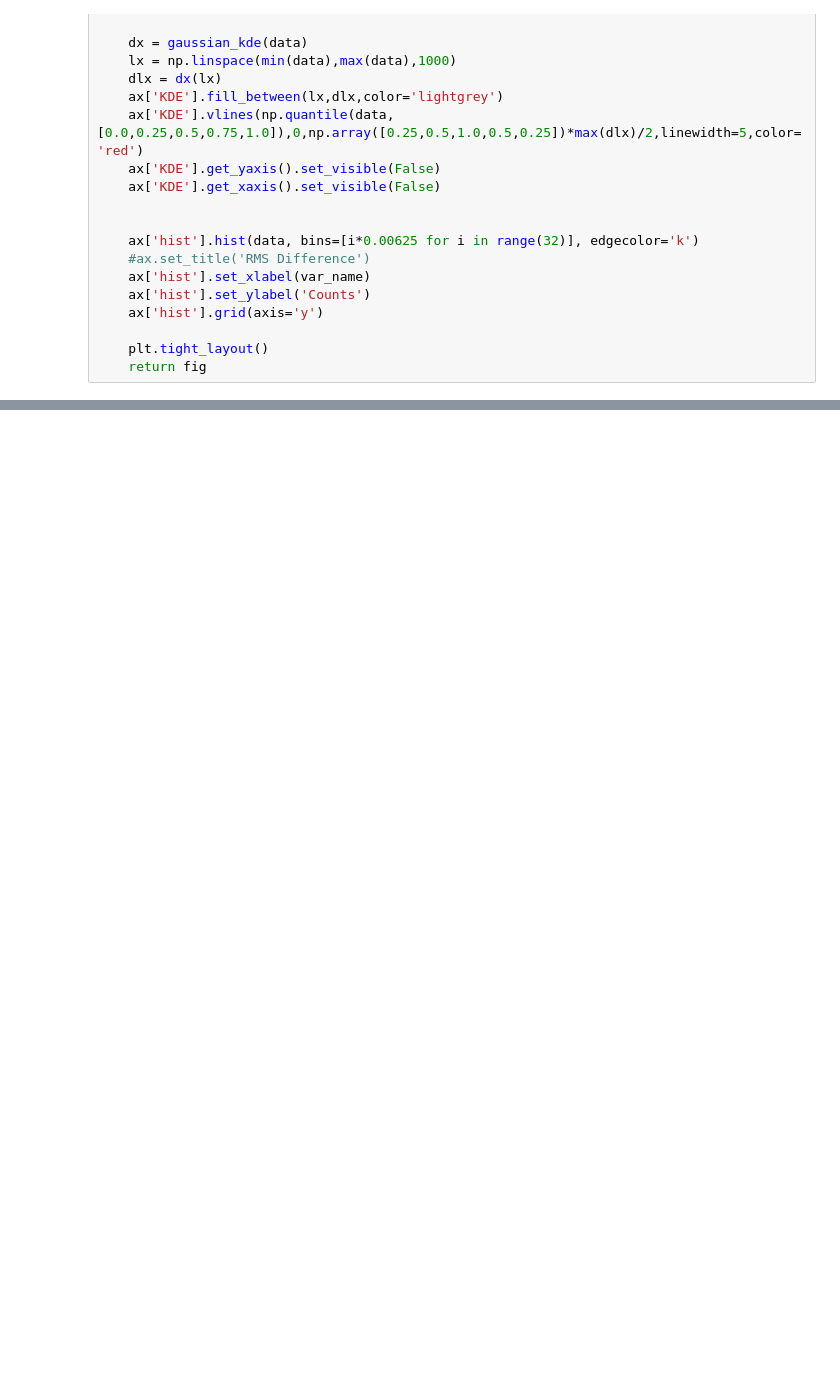
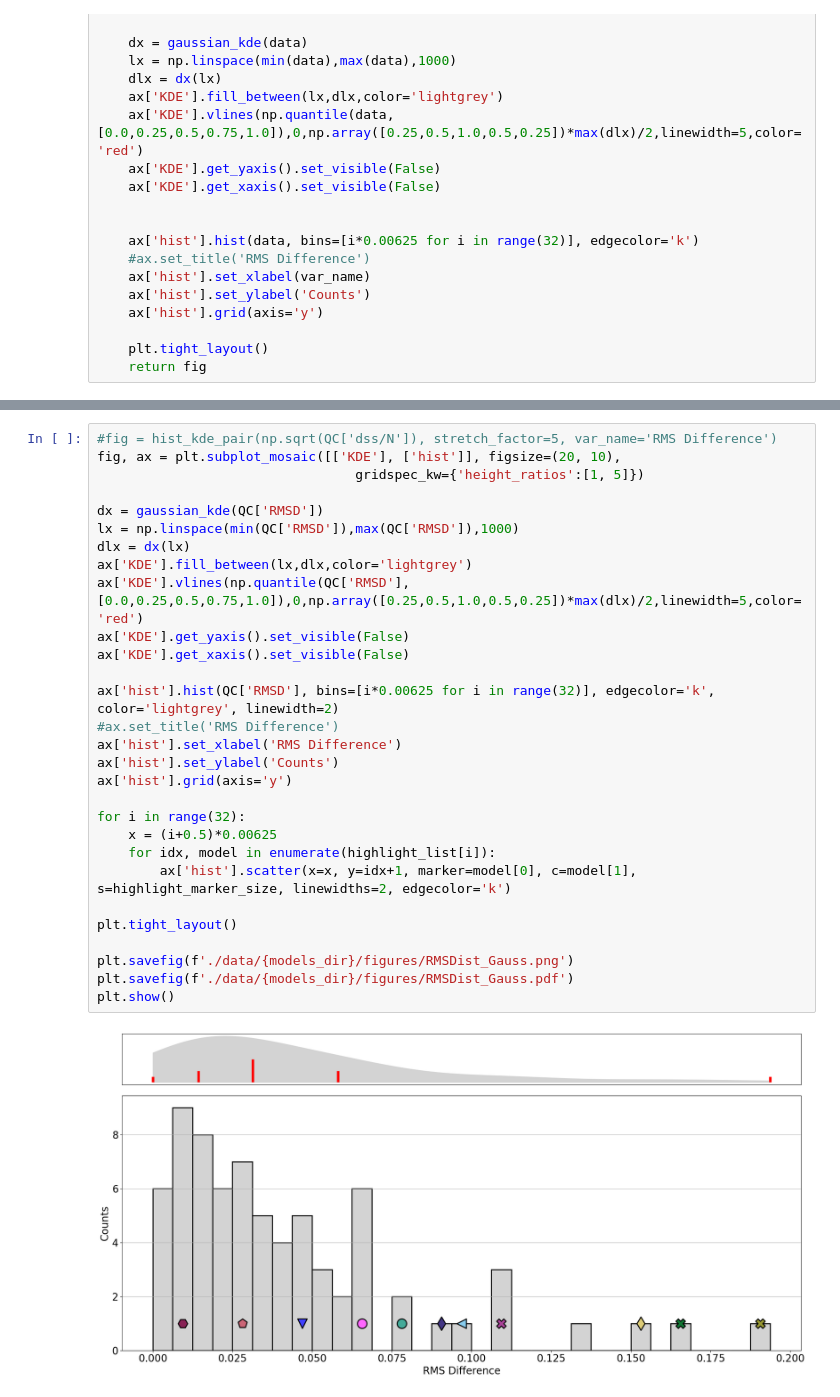
Before and after one commit to kyuhyongpark/cubewalkers-analysis, a Jupyter notebook: node_average_values_analysis.ipynb, the cells around one changed output, grey strips where cells are left out. Drawn from its saved outputs; the diff is of its cells as text; blank space fills up the shorter version.

```diff
--- a/node_average_values_analysis.ipynb
+++ b/node_average_values_analysis.ipynb
@@ -136,0 +168,31 @@ plt.show()
+# %%
+#fig = hist_kde_pair(np.sqrt(QC['dss/N']), stretch_factor=5, var_name='RMS Difference')
+fig, ax = plt.subplot_mosaic([['KDE'], ['hist']], figsize=(20, 10),
+                                 gridspec_kw={'height_ratios':[1, 5]})
+
+dx = gaussian_kde(QC['RMSD'])
+lx = np.linspace(min(QC['RMSD']),max(QC['RMSD']),1000)
+dlx = dx(lx)
+ax['KDE'].fill_between(lx,dlx,color='lightgrey')
+ax['KDE'].vlines(np.quantile(QC['RMSD'],[0.0,0.25,0.5,0.75,1.0]),0,np.array([0.25,0.5,1.0,0.5,0.25])*max(dlx)/2,linewidth=5,color='red')
+ax['KDE'].get_yaxis().set_visible(False)
+ax['KDE'].get_xaxis().set_visible(False)
+
+ax['hist'].hist(QC['RMSD'], bins=[i*0.00625 for i in range(32)], edgecolor='k', color='lightgrey', linewidth=2)
+#ax.set_title('RMS Difference')
+ax['hist'].set_xlabel('RMS Difference')
+ax['hist'].set_ylabel('Counts')
+ax['hist'].grid(axis='y')
+
+for i in range(32):
+    x = (i+0.5)*0.00625
+    for idx, model in enumerate(highlight_list[i]):
+        ax['hist'].scatter(x=x, y=idx+1, marker=model[0], c=model[1], s=highlight_marker_size, linewidths=2, edgecolor='k')
+
+plt.tight_layout()
+
+plt.savefig(f'./data/{models_dir}/figures/RMSDist_Gauss.png')
+plt.savefig(f'./data/{models_dir}/figures/RMSDist_Gauss.pdf')
+plt.show()
+# %% [output]
+[figure, added]
```
Also changed, not shown: parts of 5 cells of this notebook, 4 other files.
